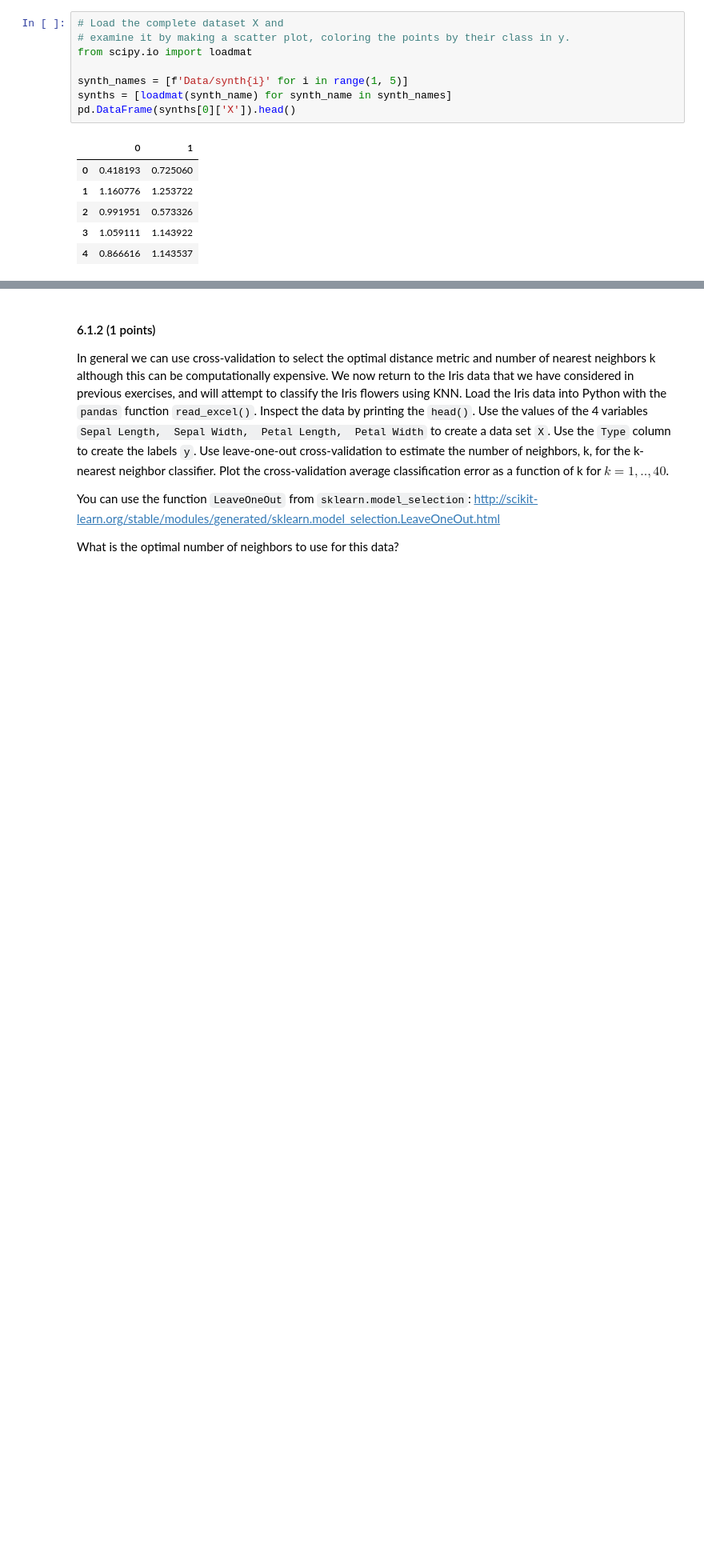
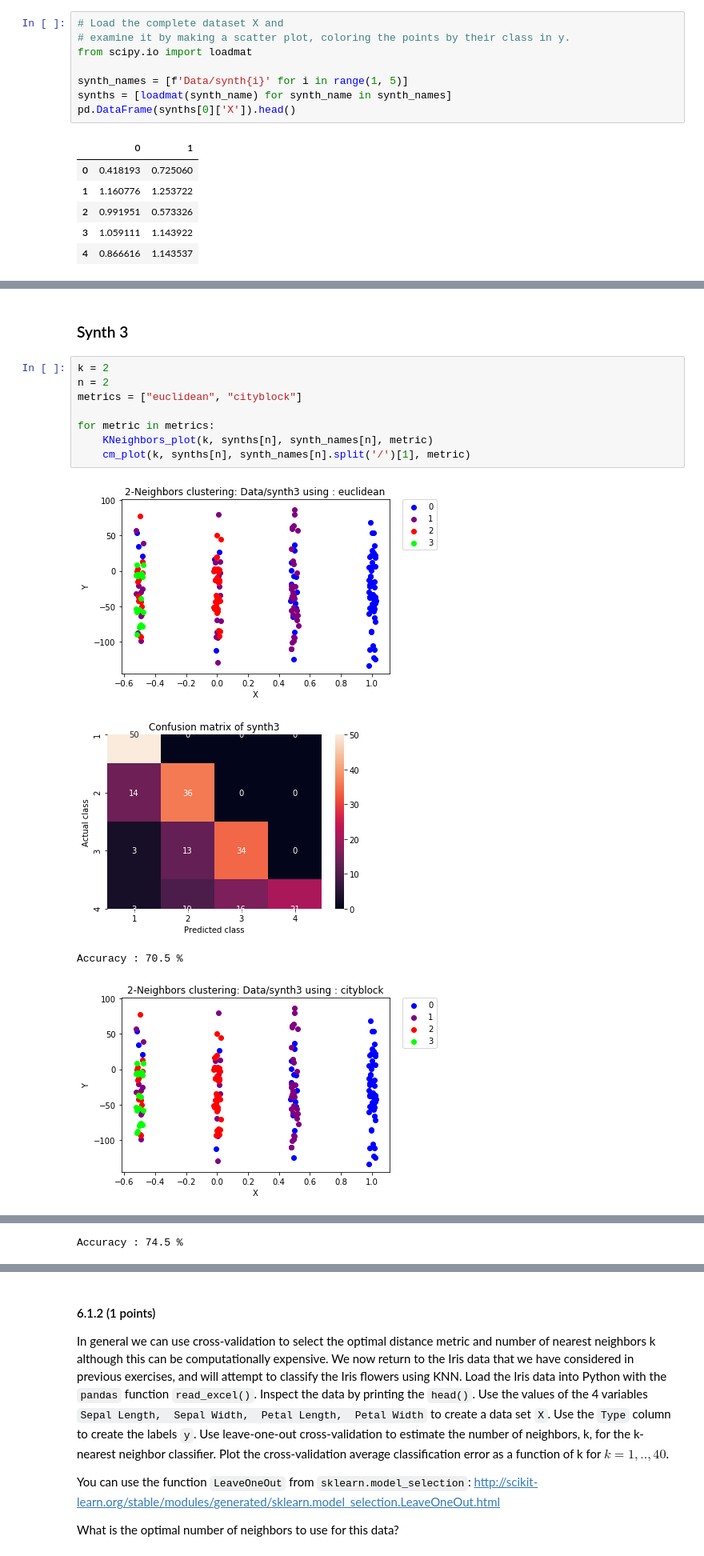
Before and after one commit to gabrielraya/Data-Mining, a Jupyter notebook: Assignment_6/Assignment_6.ipynb, the cells around one changed output, grey strips where cells are left out. Shown at 80% size. Saved outputs shown, nothing was run; the diff lists cells and outputs as text; blank space fills up the shorter version.

```diff
--- a/Assignment_6/Assignment_6.ipynb
+++ b/Assignment_6/Assignment_6.ipynb
@@ -143,0 +161,15 @@ Which distance measures worked best for each of the four problems? Can you expla
+# %% [markdown]
+### Synth 3
+# %%
+k = 2
+n = 2
+metrics = ["euclidean", "cityblock"]
+
+for metric in metrics:
+    KNeighbors_plot(k, synths[n], synth_names[n], metric)
+    cm_plot(k, synths[n], synth_names[n].split('/')[1], metric)
+# %% [output]
+[figure, added]
+[figure, added]
+Accuracy : 70.5 %
+[figure, added]
@@ -143,0 +177 @@ Which distance measures worked best for each of the four problems? Can you expla
+Accuracy : 74.5 %
```
Also changed, not shown: parts of 13 cells of this notebook.
